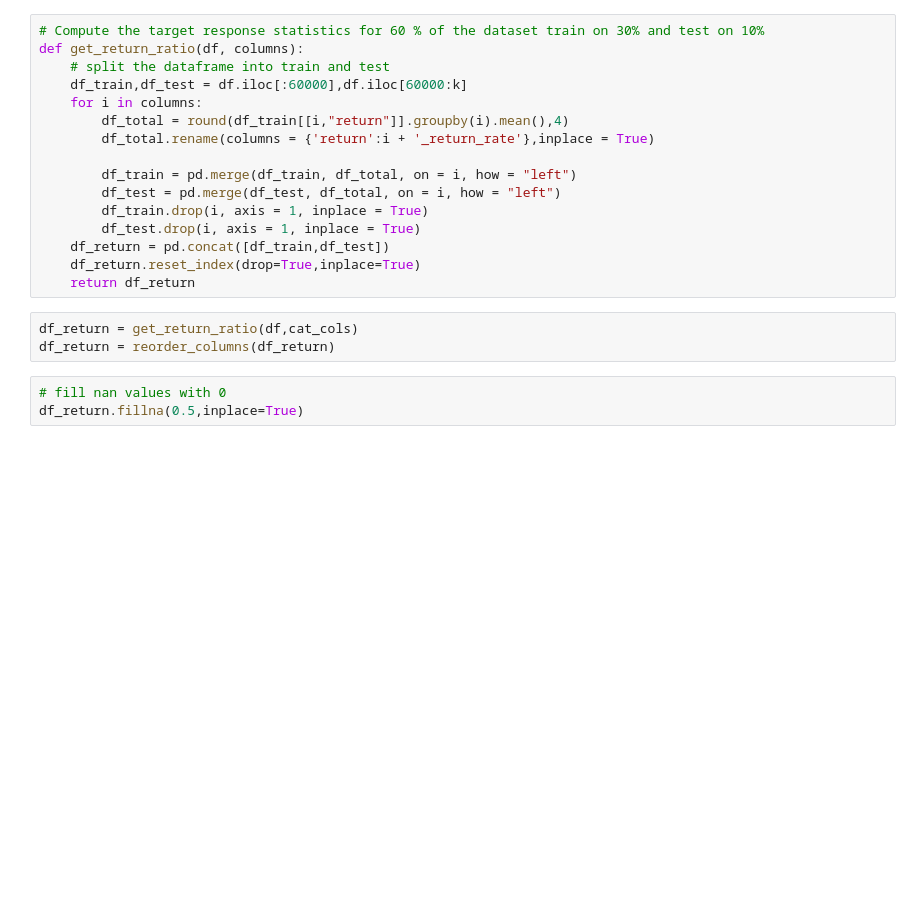
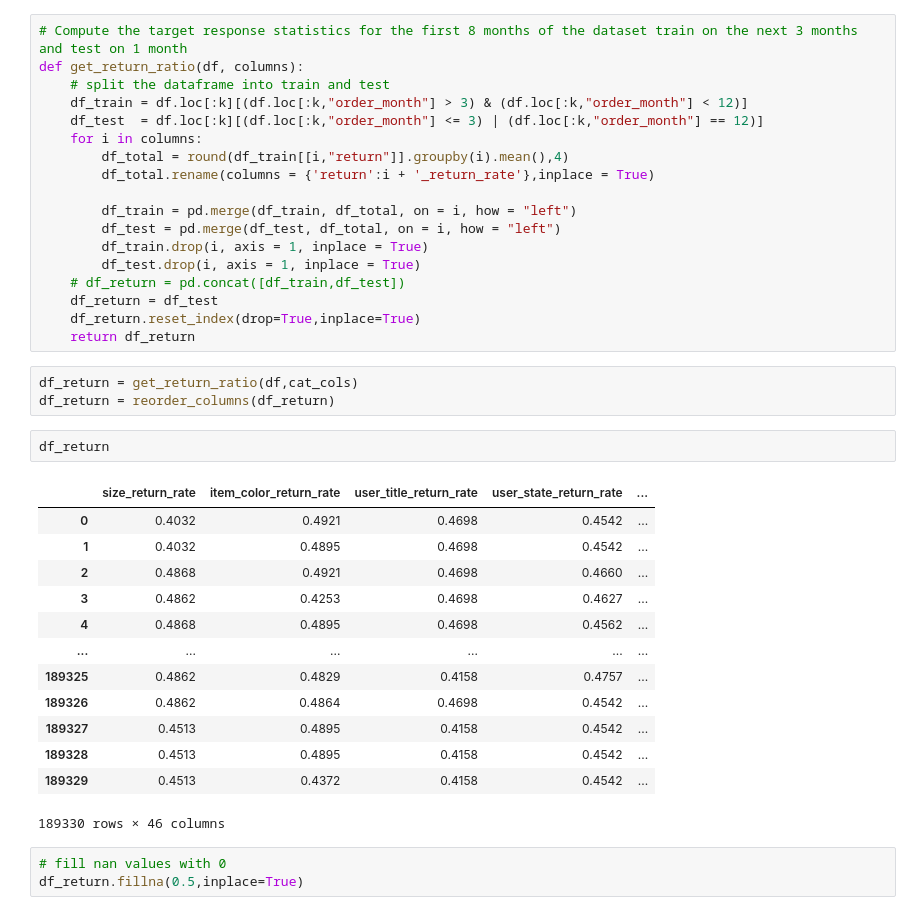
Before and after one commit to teodor-georgiev/Online-Retailer-Analysis-2014, a Jupyter notebook: 3. Feature Engineering of the target variable work in progress.ipynb, the cells around one changed output. Drawn from its saved outputs; the diff is of its cells as text; blank space fills up the shorter version.

```diff
--- a/3. Feature Engineering of the target variable work in progress.ipynb
+++ b/3. Feature Engineering of the target variable work in progress.ipynb
@@ -511,10 +471,11 @@ We can see that the **user_id_return_rate** is still the most important feature
   <img src="time_window.png" />
 </p>
 # %%
-# Compute the target response statistics for 60 % of the dataset train on 30% and test on 10%
+# Compute the target response statistics for the first 8 months of the dataset train on the next 3 months and test on 1 month
 def get_return_ratio(df, columns):
     # split the dataframe into train and test
-    df_train,df_test = df.iloc[:60000],df.iloc[60000:k]
+    df_train = df.loc[:k][(df.loc[:k,"order_month"] > 3) & (df.loc[:k,"order_month"] < 12)]
+    df_test  = df.loc[:k][(df.loc[:k,"order_month"] <= 3) | (df.loc[:k,"order_month"] == 12)]
     for i in columns:
         df_total = round(df_train[[i,"return"]].groupby(i).mean(),4)
         df_total.rename(columns = {'return':i + '_return_rate'},inplace = True)
@@ -523,12 +484,29 @@ def get_return_ratio(df, columns):
         df_test = pd.merge(df_test, df_total, on = i, how = "left")
         df_train.drop(i, axis = 1, inplace = True)
         df_test.drop(i, axis = 1, inplace = True)
-    df_return = pd.concat([df_train,df_test])
+    # df_return = pd.concat([df_train,df_test])
+    df_return = df_test
     df_return.reset_index(drop=True,inplace=True)
     return df_return
 # %%
 df_return = get_return_ratio(df,cat_cols)
 df_return = reorder_columns(df_return)
+# %%
+df_return
+# %% [output]
+|  | size_return_rate | item_color_return_rate | user_title_return_rate | user_state_return_rate | ... |
+| 0 | 0.4032 | 0.4921 | 0.4698 | 0.4542 | ... |
+| 1 | 0.4032 | 0.4895 | 0.4698 | 0.4542 | ... |
+| 2 | 0.4868 | 0.4921 | 0.4698 | 0.4660 | ... |
+| 3 | 0.4862 | 0.4253 | 0.4698 | 0.4627 | ... |
+| 4 | 0.4868 | 0.4895 | 0.4698 | 0.4562 | ... |
+| ... | ... | ... | ... | ... | ... |
+| 189325 | 0.4862 | 0.4829 | 0.4158 | 0.4757 | ... |
+| 189326 | 0.4862 | 0.4864 | 0.4698 | 0.4542 | ... |
+| 189327 | 0.4513 | 0.4895 | 0.4158 | 0.4542 | ... |
+| 189328 | 0.4513 | 0.4895 | 0.4158 | 0.4542 | ... |
+| 189329 | 0.4513 | 0.4372 | 0.4158 | 0.4542 | ... |
+189330 rows × 46 columns
 # %%
 # fill nan values with 0
 df_return.fillna(0.5,inplace=True)
```
Also changed, not shown: parts of 17 cells of this notebook.
